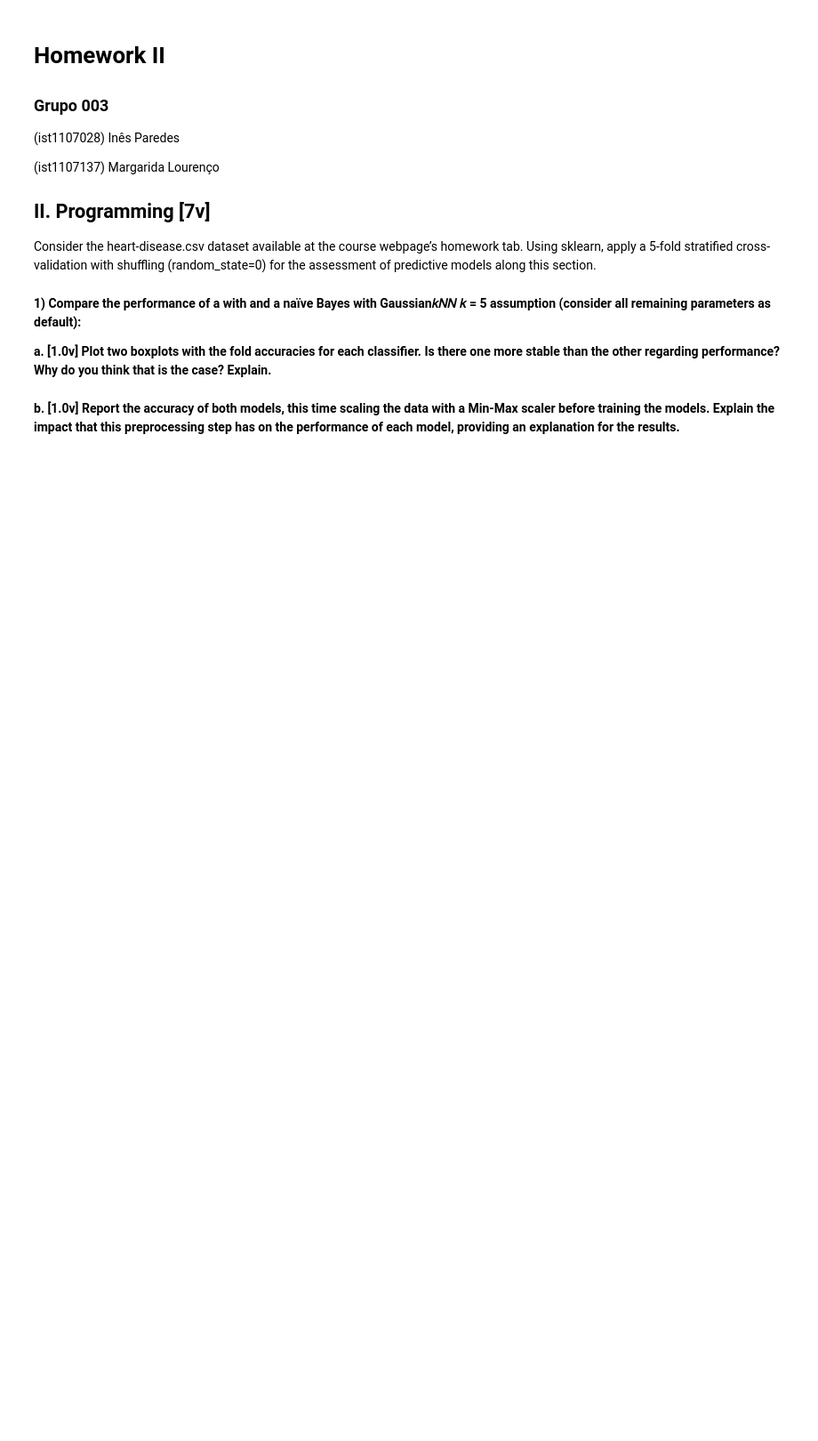
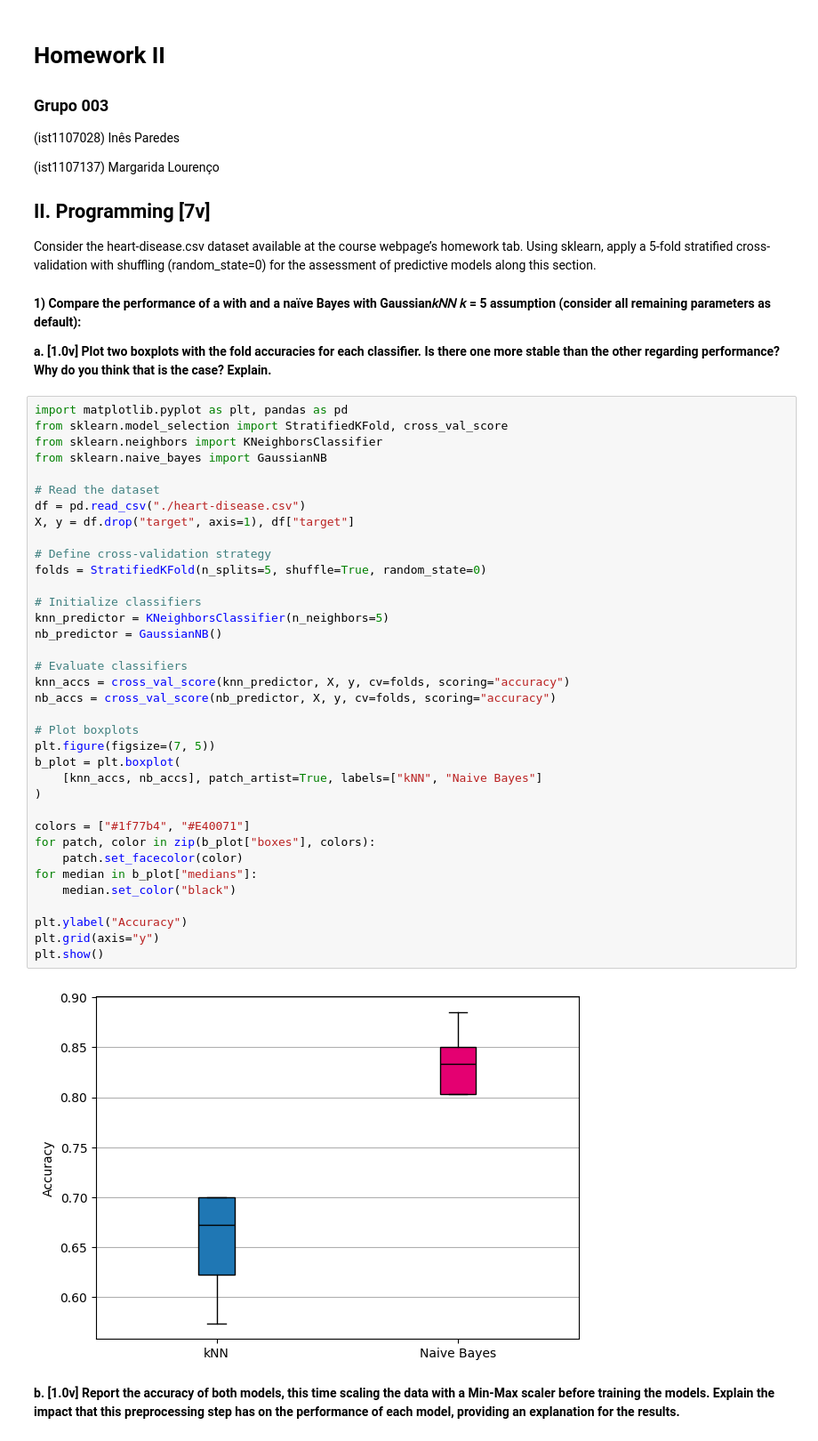
Before and after one commit to Margarida-Lourenco/HW-Apre, a Jupyter notebook: HW2/HW2.ipynb, the cells around one changed output. Shown: that part at 89% size. Saved outputs shown, nothing was run; the diff lists cells and outputs as text; blank space fills up the shorter version.

```diff
--- a/HW2/HW2.ipynb
+++ b/HW2/HW2.ipynb
@@ -20,6 +20,44 @@ assumption (consider all remaining parameters as default):**
 **a. [1.0v] Plot two boxplots with the fold accuracies for each classiﬁer. Is there one
 more stable than the other regarding performance? Why do you think that is the
 case? Explain.**
+# %%
+import matplotlib.pyplot as plt, pandas as pd
+from sklearn.model_selection import StratifiedKFold, cross_val_score
+from sklearn.neighbors import KNeighborsClassifier
+from sklearn.naive_bayes import GaussianNB
+
+# Read the dataset
+df = pd.read_csv("./heart-disease.csv")
+X, y = df.drop("target", axis=1), df["target"]
+
+# Define cross-validation strategy
+folds = StratifiedKFold(n_splits=5, shuffle=True, random_state=0)
+
+# Initialize classifiers
+knn_predictor = KNeighborsClassifier(n_neighbors=5)
+nb_predictor = GaussianNB()
+
+# Evaluate classifiers
+knn_accs = cross_val_score(knn_predictor, X, y, cv=folds, scoring="accuracy")
+nb_accs = cross_val_score(nb_predictor, X, y, cv=folds, scoring="accuracy")
+
+# Plot boxplots
+plt.figure(figsize=(7, 5))
+b_plot = plt.boxplot(
+    [knn_accs, nb_accs], patch_artist=True, labels=["kNN", "Naive Bayes"]
+)
+
+colors = ["#1f77b4", "#E40071"]
+for patch, color in zip(b_plot["boxes"], colors):
+    patch.set_facecolor(color)
+for median in b_plot["medians"]:
+    median.set_color("black")
+
+plt.ylabel("Accuracy")
+plt.grid(axis="y")
+plt.show()
+# %% [output]
+[figure, added]
 # %% [markdown]
 **b. [1.0v] Report the accuracy of both models, this time scaling the data with a
 Min-Max scaler before training the models. Explain the impact that this
```
Also changed, not shown: parts of 3 cells of this notebook.
